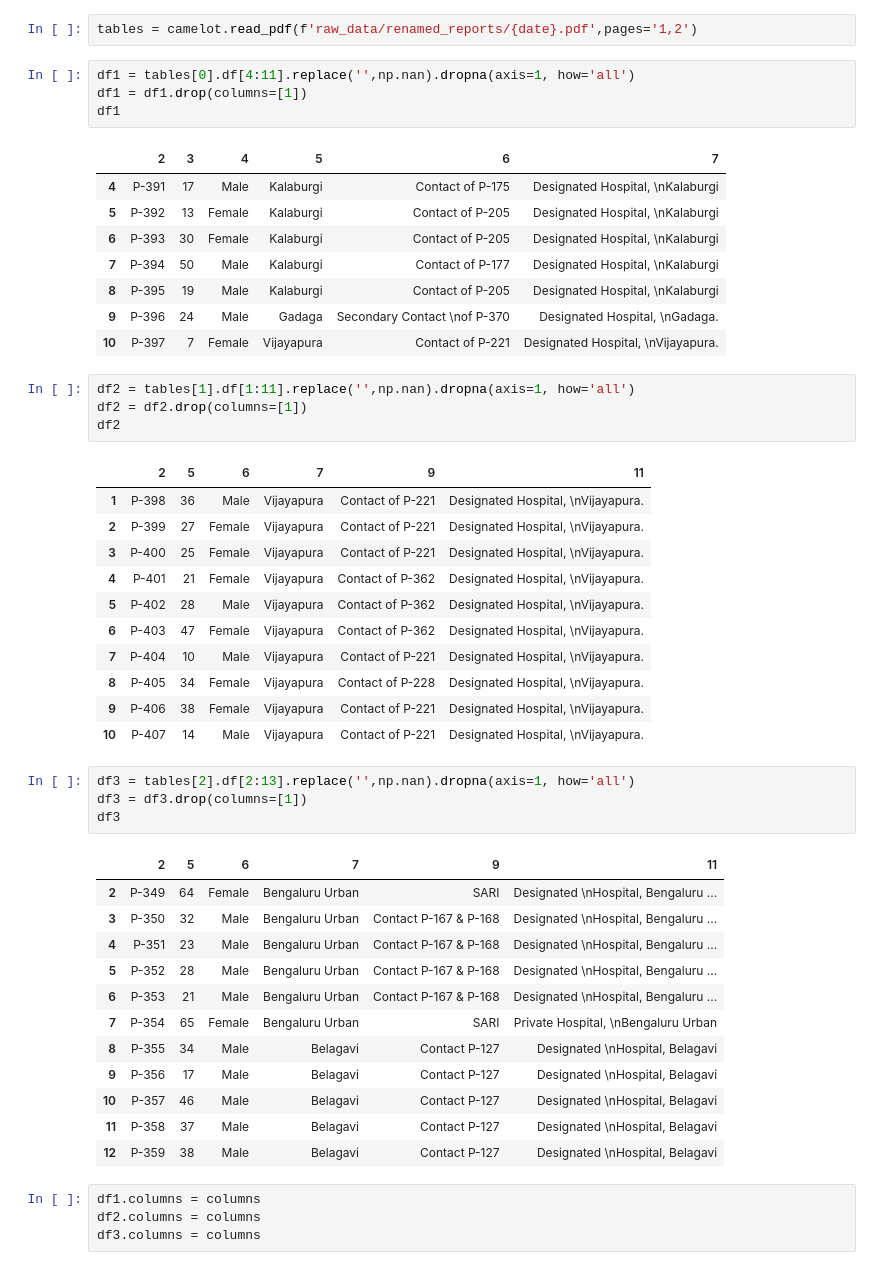
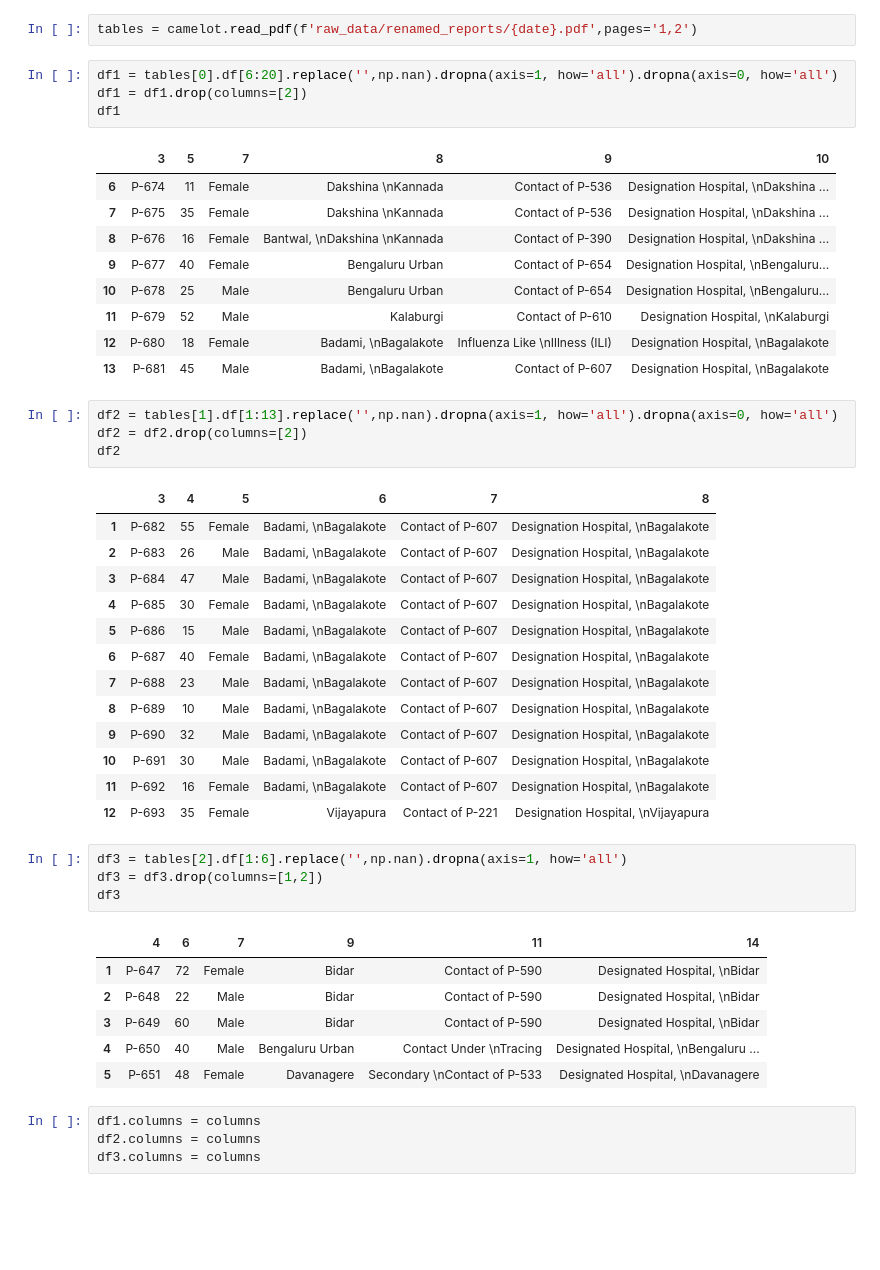
Before and after one commit to bsnithin44/covid19_karnataka, a Jupyter notebook: extract data from files.ipynb, the cells around one changed output. Cells and saved outputs as stored; diff of their text form; blank space fills up the shorter version.

```diff
--- a/extract data from files.ipynb
+++ b/extract data from files.ipynb
@@ -25,51 +31,48 @@ True
 # %%
 tables = camelot.read_pdf(f'raw_data/renamed_reports/{date}.pdf',pages='1,2')
 # %%
-df1 = tables[0].df[4:11].replace('',np.nan).dropna(axis=1, how='all')
-df1 = df1.drop(columns=[1])
+df1 = tables[0].df[6:20].replace('',np.nan).dropna(axis=1, how='all').dropna(axis=0, how='all')
+df1 = df1.drop(columns=[2])
 df1
 # %% [output]
-|  | 2 | 3 | 4 | 5 | 6 | 7 |
-| 4 | P-391 | 17 | Male | Kalaburgi | Contact of P-175 | Designated Hospital, \nKalaburgi |
-| 5 | P-392 | 13 | Female | Kalaburgi | Contact of P-205 | Designated Hospital, \nKalaburgi |
-| 6 | P-393 | 30 | Female | Kalaburgi | Contact of P-205 | Designated Hospital, \nKalaburgi |
-| 7 | P-394 | 50 | Male | Kalaburgi | Contact of P-177 | Designated Hospital, \nKalaburgi |
-| 8 | P-395 | 19 | Male | Kalaburgi | Contact of P-205 | Designated Hospital, \nKalaburgi |
-| 9 | P-396 | 24 | Male | Gadaga | Secondary Contact \nof P-370 | Designated Hospital, \nGadaga. |
-| 10 | P-397 | 7 | Female | Vijayapura | Contact of P-221 | Designated Hospital, \nVijayapura. |
+|  | 3 | 5 | 7 | 8 | 9 | 10 |
+| 6 | P-674 | 11 | Female | Dakshina \nKannada | Contact of P-536 | Designation Hospital, \nDakshina ... |
+| 7 | P-675 | 35 | Female | Dakshina \nKannada | Contact of P-536 | Designation Hospital, \nDakshina ... |
+| 8 | P-676 | 16 | Female | Bantwal, \nDakshina \nKannada | Contact of P-390 | Designation Hospital, \nDakshina ... |
+| 9 | P-677 | 40 | Female | Bengaluru Urban | Contact of P-654 | Designation Hospital, \nBengaluru... |
+| 10 | P-678 | 25 | Male | Bengaluru Urban | Contact of P-654 | Designation Hospital, \nBengaluru... |
+| 11 | P-679 | 52 | Male | Kalaburgi | Contact of P-610 | Designation Hospital, \nKalaburgi |
+| 12 | P-680 | 18 | Female | Badami, \nBagalakote | Influenza Like \nIllness (ILI) | Designation Hospital, \nBagalakote |
+| 13 | P-681 | 45 | Male | Badami, \nBagalakote | Contact of P-607 | Designation Hospital, \nBagalakote |
 # %%
-df2 = tables[1].df[1:11].replace('',np.nan).dropna(axis=1, how='all')
-df2 = df2.drop(columns=[1])
+df2 = tables[1].df[1:13].replace('',np.nan).dropna(axis=1, how='all').dropna(axis=0, how='all')
+df2 = df2.drop(columns=[2])
 df2
 # %% [output]
-|  | 2 | 5 | 6 | 7 | 9 | 11 |
-| 1 | P-398 | 36 | Male | Vijayapura | Contact of P-221 | Designated Hospital, \nVijayapura. |
-| 2 | P-399 | 27 | Female | Vijayapura | Contact of P-221 | Designated Hospital, \nVijayapura. |
-| 3 | P-400 | 25 | Female | Vijayapura | Contact of P-221 | Designated Hospital, \nVijayapura. |
-| 4 | P-401 | 21 | Female | Vijayapura | Contact of P-362 | Designated Hospital, \nVijayapura. |
-| 5 | P-402 | 28 | Male | Vijayapura | Contact of P-362 | Designated Hospital, \nVijayapura. |
-| 6 | P-403 | 47 | Female | Vijayapura | Contact of P-362 | Designated Hospital, \nVijayapura. |
-| 7 | P-404 | 10 | Male | Vijayapura | Contact of P-221 | Designated Hospital, \nVijayapura. |
-| 8 | P-405 | 34 | Female | Vijayapura | Contact of P-228 | Designated Hospital, \nVijayapura. |
-| 9 | P-406 | 38 | Female | Vijayapura | Contact of P-221 | Designated Hospital, \nVijayapura. |
-| 10 | P-407 | 14 | Male | Vijayapura | Contact of P-221 | Designated Hospital, \nVijayapura. |
+|  | 3 | 4 | 5 | 6 | 7 | 8 |
+| 1 | P-682 | 55 | Female | Badami, \nBagalakote | Contact of P-607 | Designation Hospital, \nBagalakote |
+| 2 | P-683 | 26 | Male | Badami, \nBagalakote | Contact of P-607 | Designation Hospital, \nBagalakote |
+| 3 | P-684 | 47 | Male | Badami, \nBagalakote | Contact of P-607 | Designation Hospital, \nBagalakote |
+| 4 | P-685 | 30 | Female | Badami, \nBagalakote | Contact of P-607 | Designation Hospital, \nBagalakote |
+| 5 | P-686 | 15 | Male | Badami, \nBagalakote | Contact of P-607 | Designation Hospital, \nBagalakote |
+| 6 | P-687 | 40 | Female | Badami, \nBagalakote | Contact of P-607 | Designation Hospital, \nBagalakote |
+| 7 | P-688 | 23 | Male | Badami, \nBagalakote | Contact of P-607 | Designation Hospital, \nBagalakote |
+| 8 | P-689 | 10 | Male | Badami, \nBagalakote | Contact of P-607 | Designation Hospital, \nBagalakote |
+| 9 | P-690 | 32 | Male | Badami, \nBagalakote | Contact of P-607 | Designation Hospital, \nBagalakote |
+| 10 | P-691 | 30 | Male | Badami, \nBagalakote | Contact of P-607 | Designation Hospital, \nBagalakote |
+| 11 | P-692 | 16 | Female | Badami, \nBagalakote | Contact of P-607 | Designation Hospital, \nBagalakote |
+| 12 | P-693 | 35 | Female | Vijayapura | Contact of P-221 | Designation Hospital, \nVijayapura |
 # %%
-df3 = tables[2].df[2:13].replace('',np.nan).dropna(axis=1, how='all')
-df3 = df3.drop(columns=[1])
+df3 = tables[2].df[1:6].replace('',np.nan).dropna(axis=1, how='all')
+df3 = df3.drop(columns=[1,2])
 df3
 # %% [output]
-|  | 2 | 5 | 6 | 7 | 9 | 11 |
-| 2 | P-349 | 64 | Female | Bengaluru Urban | SARI | Designated \nHospital, Bengaluru ... |
-| 3 | P-350 | 32 | Male | Bengaluru Urban | Contact P-167 & P-168 | Designated \nHospital, Bengaluru ... |
-| 4 | P-351 | 23 | Male | Bengaluru Urban | Contact P-167 & P-168 | Designated \nHospital, Bengaluru ... |
-| 5 | P-352 | 28 | Male | Bengaluru Urban | Contact P-167 & P-168 | Designated \nHospital, Bengaluru ... |
-| 6 | P-353 | 21 | Male | Bengaluru Urban | Contact P-167 & P-168 | Designated \nHospital, Bengaluru ... |
-| 7 | P-354 | 65 | Female | Bengaluru Urban | SARI | Private Hospital, \nBengaluru Urban |
-| 8 | P-355 | 34 | Male | Belagavi | Contact P-127 | Designated \nHospital, Belagavi |
-| 9 | P-356 | 17 | Male | Belagavi | Contact P-127 | Designated \nHospital, Belagavi |
-| 10 | P-357 | 46 | Male | Belagavi | Contact P-127 | Designated \nHospital, Belagavi |
-| 11 | P-358 | 37 | Male | Belagavi | Contact P-127 | Designated \nHospital, Belagavi |
-| 12 | P-359 | 38 | Male | Belagavi | Contact P-127 | Designated \nHospital, Belagavi |
+|  | 4 | 6 | 7 | 9 | 11 | 14 |
+| 1 | P-647 | 72 | Female | Bidar | Contact of P-590 | Designated Hospital, \nBidar |
+| 2 | P-648 | 22 | Male | Bidar | Contact of P-590 | Designated Hospital, \nBidar |
+| 3 | P-649 | 60 | Male | Bidar | Contact of P-590 | Designated Hospital, \nBidar |
+| 4 | P-650 | 40 | Male | Bengaluru Urban | Contact Under \nTracing | Designated Hospital, \nBengaluru ... |
+| 5 | P-651 | 48 | Female | Davanagere | Secondary \nContact of P-533 | Designated Hospital, \nDavanagere |
 # %%
 df1.columns = columns
 df2.columns = columns
```
Also changed, not shown: parts of 11 cells of this notebook, 4 other files.
